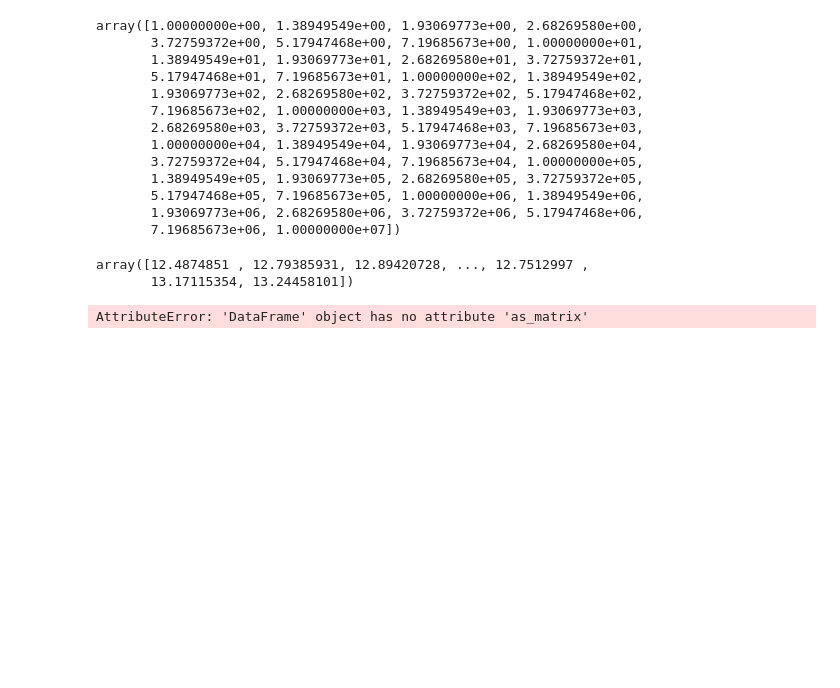
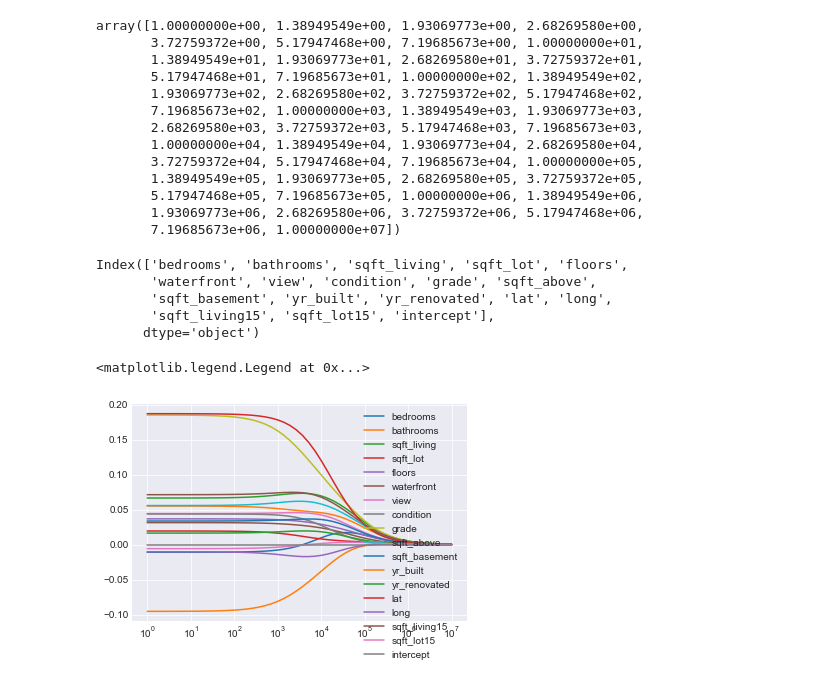
Before and after one commit to Denniels/Machine_Learning, a Jupyter notebook: Valor_Inmueble_Boston.ipynb, the cells around one changed output. Drawn from its saved outputs; the diff is of its cells as text; code cells hidden in the pictures; blank space fills up the shorter version.

```diff
--- a/Valor_Inmueble_Boston.ipynb
+++ b/Valor_Inmueble_Boston.ipynb
@@ -134,15 +122,16 @@ array([1.00000000e+00, 1.38949549e+00, 1.93069773e+00, 2.68269580e+00,
        7.19685673e+06, 1.00000000e+07])
 # %%
 names_regressors = X_train.columns
+names_regressors
+# %% [output]
+Index(['bedrooms', 'bathrooms', 'sqft_living', 'sqft_lot', 'floors',
+       'waterfront', 'view', 'condition', 'grade', 'sqft_above',
+       'sqft_basement', 'yr_built', 'yr_renovated', 'lat', 'long',
+       'sqft_living15', 'sqft_lot15', 'intercept'],
+      dtype='object')
 # %%
-coefs_ridge = []
-cv_err_ridge = []
+coefs_ridge, cv_err_ridge = [], []
 model_ridge = Ridge(fit_intercept = True)
-X_train.to_numpy()
-y_train.to_numpy()
-# %% [output]
-array([12.4874851 , 12.79385931, 12.89420728, ..., 12.7512997 ,
-       13.17115354, 13.24458101])
 # %%
 for a in alphas:
         model_ridge.set_params(alpha = a)
@@ -150,5 +139,14 @@ for a in alphas:
         coefs_ridge.append(model_ridge.coef_)
         dummy, cv_err_estimates = cv_error(X_train, y_train, k = 10, method = 'ridge', alpha = a)
         cv_err_ridge.append(np.mean(cv_err_estimates))
-# %% [output]
-AttributeError: 'DataFrame' object has no attribute 'as_matrix'
+# %%
+ax = plt.gca()
+
+for y_arr, label in zip(np.squeeze(coefs_ridge).T, names_regressors):
+        plt.plot(alphas, y_arr, label = label)
+
+ax.set_xscale('log')
+plt.legend(loc = 1)
+# %% [output]
+<matplotlib.legend.Legend at 0x...>
+[figure, added]
```
Also changed, not shown: parts of 24 cells of this notebook, 3 other files.
